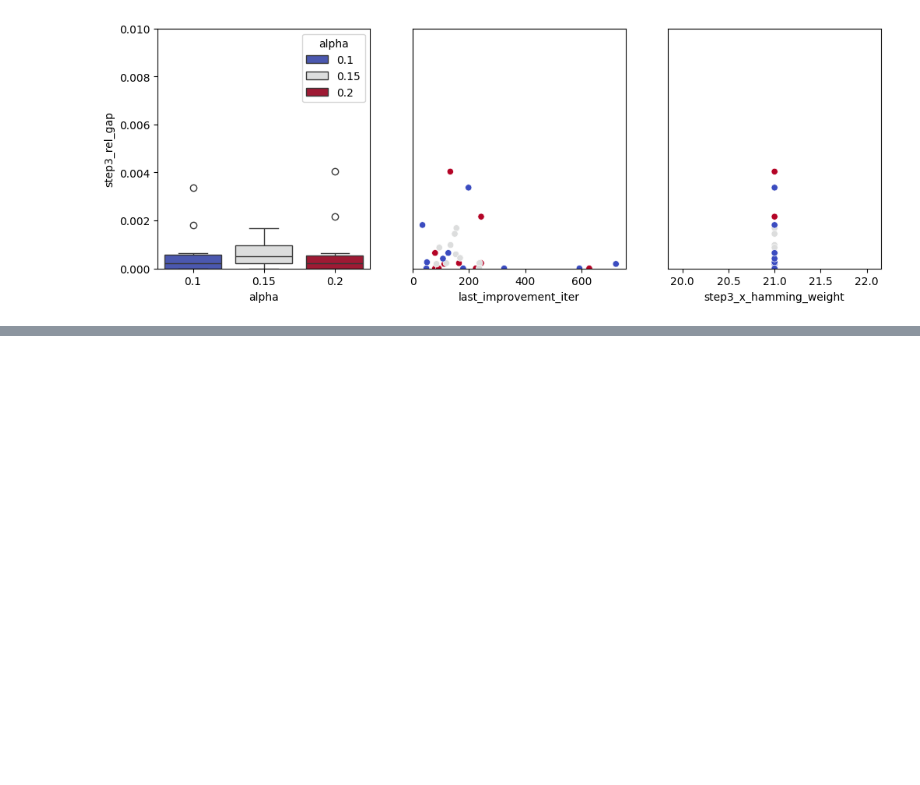
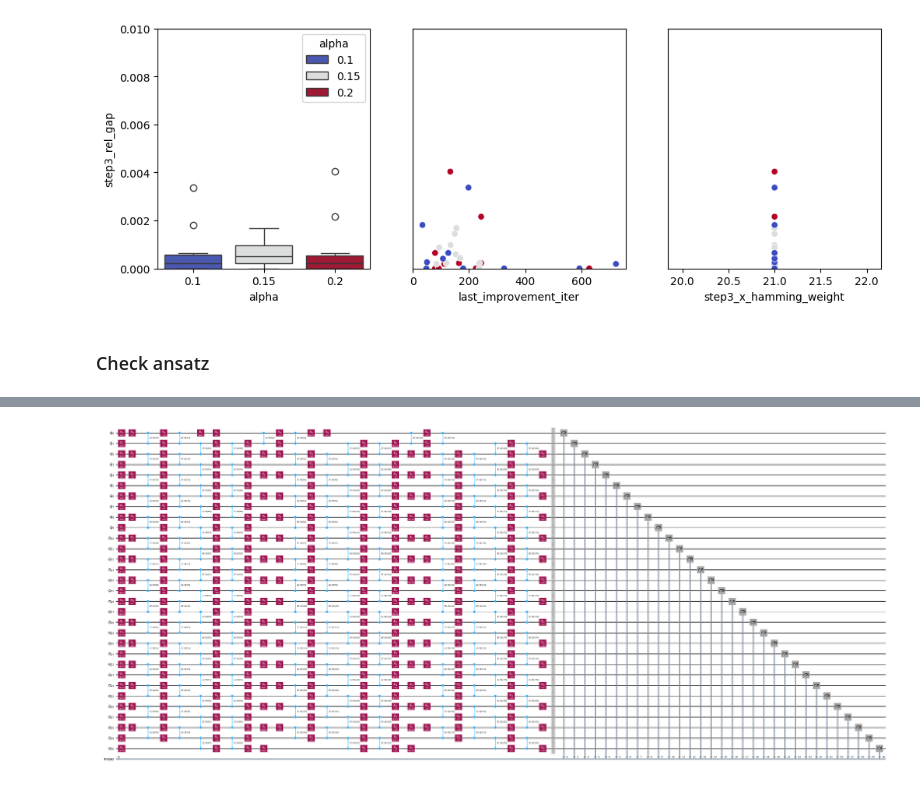
Before and after one commit to zeapsu/WISER_Optimization_VG, a Jupyter notebook: _experiments/analysis31_step3_qaoa.ipynb, the cells around one changed output, grey strips where cells are left out. Saved outputs shown, nothing was run; the diff lists cells and outputs as text; code cells hidden in the pictures; blank space fills up the shorter version.

Commit message:
visualized ansatz and confirm wrong ansatz was used

```diff
--- a/_experiments/analysis31_step3_qaoa.ipynb
+++ b/_experiments/analysis31_step3_qaoa.ipynb
@@ -53,3 +53,14 @@ analyse_df(df, 'alpha')
 size: 30
 [figure]
 [figure]
+# %% [markdown]
+### Check ansatz
+# %%
+# %pip install pylatexenc
+from qiskit import qpy
+with open(f'{ROOT}/data/1/31bonds/QAOA3rep_AerSimulator_0.1/isa_ansatz.qpy', 'rb') as fd:
+    isa_ansatz = qpy.load(fd)[0]
+
+print('depth:', isa_ansatz.depth(), '    2q-depth: ', isa_ansatz.depth(lambda x:x.operation.num_qubits==2), '      num params: ', isa_ansatz.num_parameters)
+isa_ansatz.draw('mpl', fold=-1,)
+# %% [output]
@@ -55,0 +70 @@ size: 30
+[figure, added]
```
Also changed, not shown: parts of 1 cell of this notebook.
